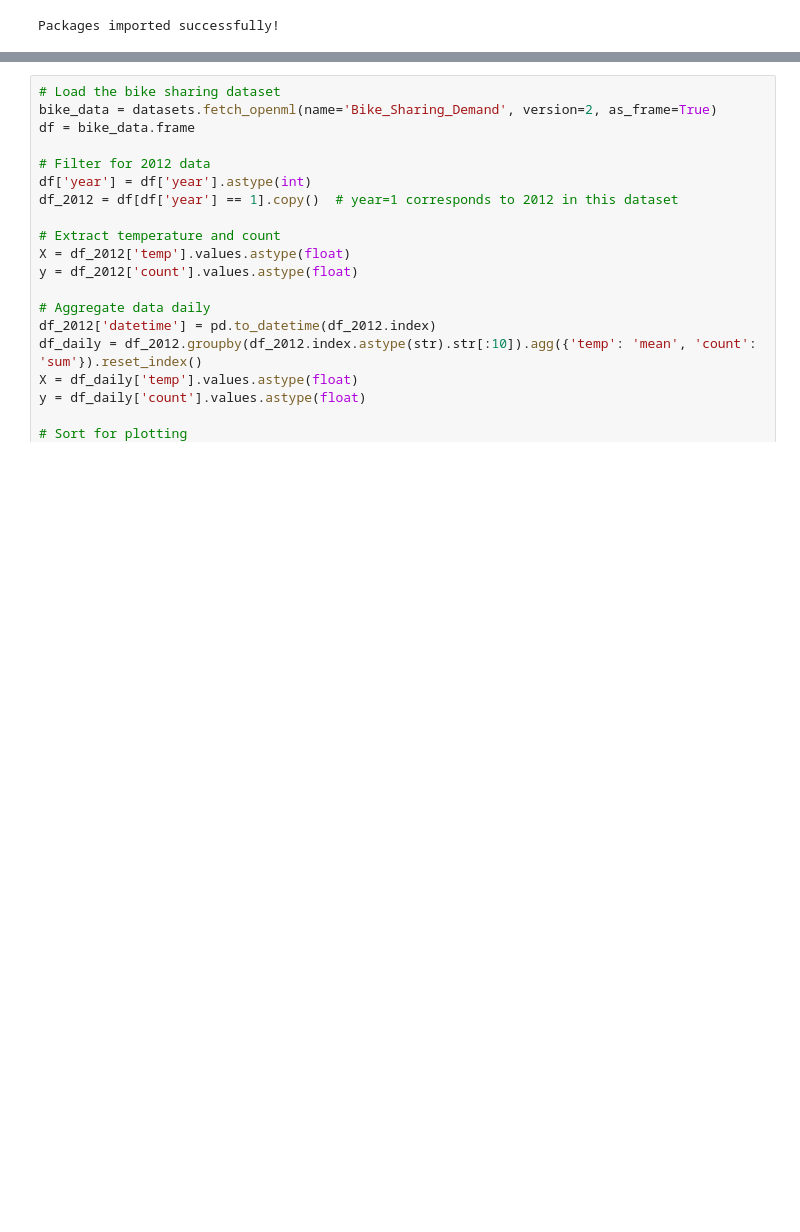
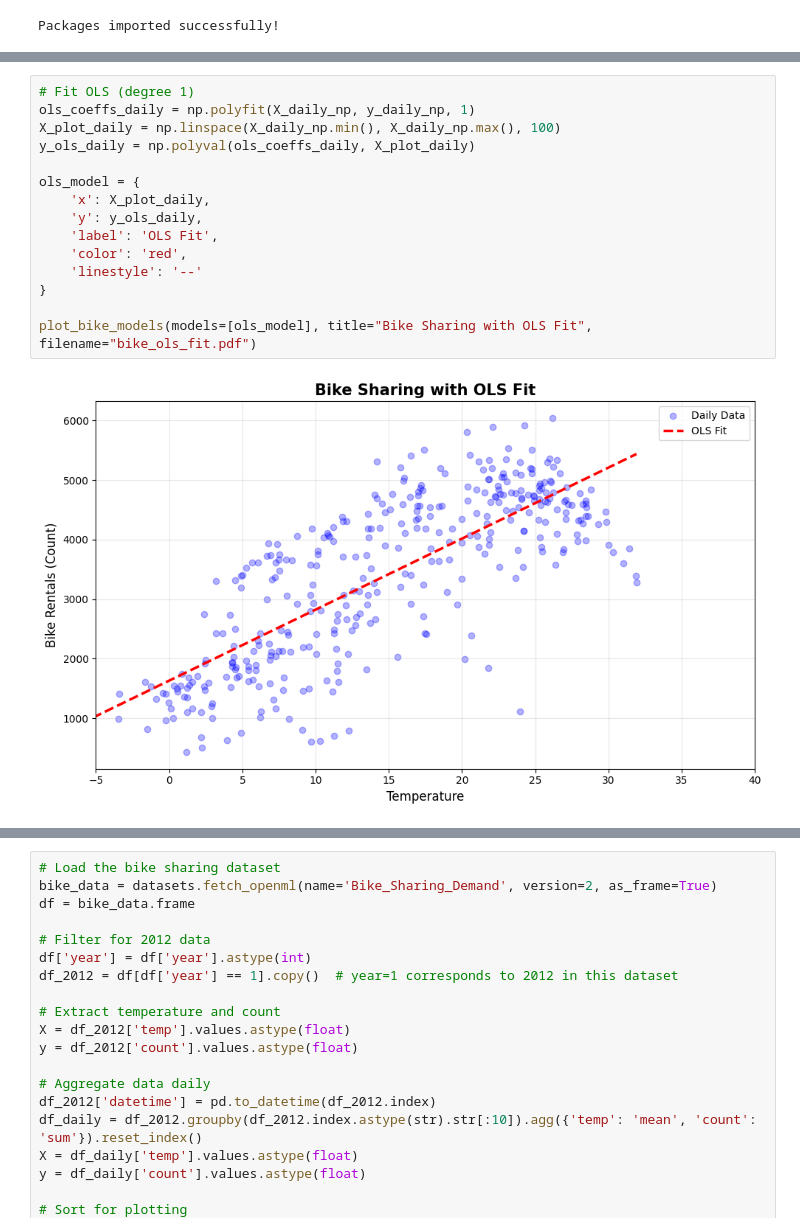
Before and after one commit to AlexS-1/BDME, a Jupyter notebook: Examples.ipynb, the cells around one changed output, grey strips where cells are left out. Drawn from its saved outputs; the diff is of its cells as text; blank space fills up the shorter version.

```diff
--- a/Examples.ipynb
+++ b/Examples.ipynb
@@ -13,0 +90,17 @@ Packages imported successfully!
+# %%
+# Fit OLS (degree 1)
+ols_coeffs_daily = np.polyfit(X_daily_np, y_daily_np, 1)
+X_plot_daily = np.linspace(X_daily_np.min(), X_daily_np.max(), 100)
+y_ols_daily = np.polyval(ols_coeffs_daily, X_plot_daily)
+
+ols_model = {
+    'x': X_plot_daily,
+    'y': y_ols_daily,
+    'label': 'OLS Fit',
+    'color': 'red',
+    'linestyle': '--'
+}
+
+plot_bike_models(models=[ols_model], title="Bike Sharing with OLS Fit", filename="bike_ols_fit.pdf")
+# %% [output]
+[figure, added]
```
Also changed, not shown: parts of 11 cells of this notebook, 20 other files.
